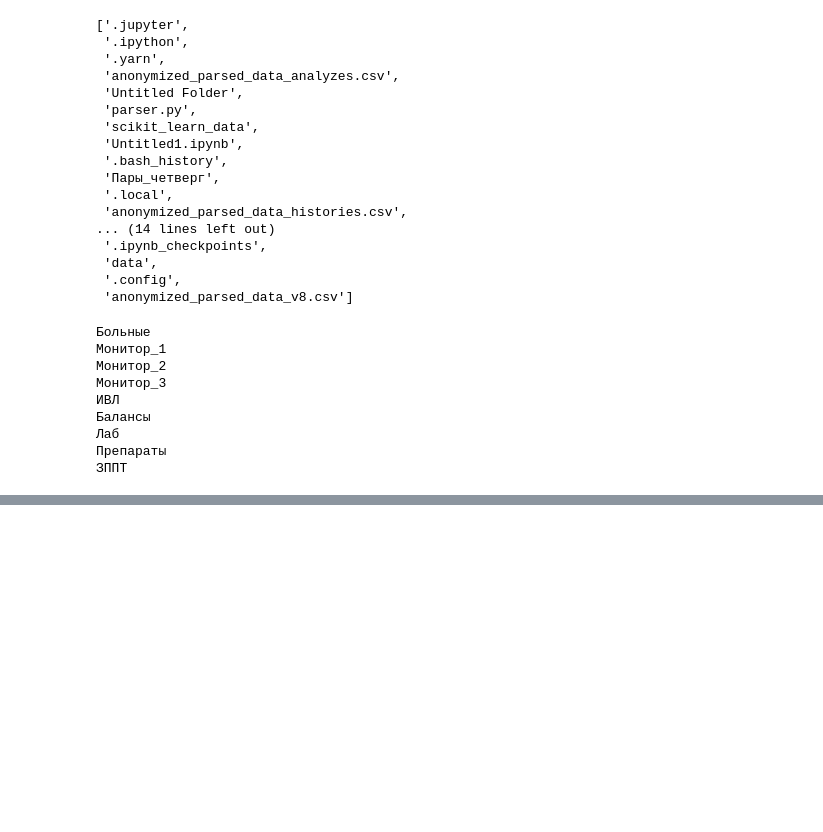
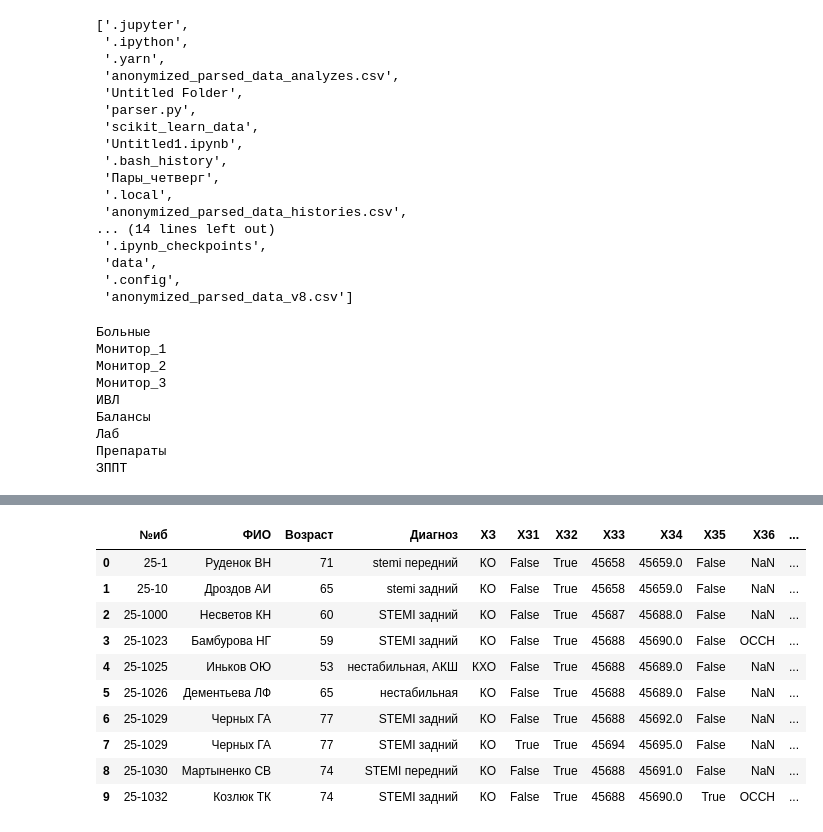
Before and after one commit to aaddssww156/phd, a Jupyter notebook: notebooks/time_series/experiments/test.ipynb, the cells around one changed output, grey strips where cells are left out. Cells and saved outputs as stored; diff of their text form; code cells hidden in the pictures; blank space fills up the shorter version.

```diff
--- a/notebooks/time_series/experiments/test.ipynb
+++ b/notebooks/time_series/experiments/test.ipynb
@@ -40,2 +44,16 @@ for sheet_name, df in data.items():
 # %%
 data["Монитор_3"].to_excel("./data_raw/data-timeseries_test.xlsx")
+# %%
+data["Больные"].head(10)
+# %% [output]
+|  | №иб | ФИО | Возраст | Диагноз | ХЗ | ХЗ1 | ХЗ2 | ХЗ3 | ХЗ4 | ХЗ5 | ХЗ6 | ... |
+| 0 | 25-1 | Руденок ВН | 71 | stemi передний | КО | False | True | 45658 | 45659.0 | False | NaN | ... |
+| 1 | 25-10 | Дроздов АИ | 65 | stemi задний | КО | False | True | 45658 | 45659.0 | False | NaN | ... |
+| 2 | 25-1000 | Несветов КН | 60 | STEMI задний | КО | False | True | 45687 | 45688.0 | False | NaN | ... |
+| 3 | 25-1023 | Бамбурова НГ | 59 | STEMI задний | КО | False | True | 45688 | 45690.0 | False | ОССН | ... |
+| 4 | 25-1025 | Иньков ОЮ | 53 | нестабильная, АКШ | КХО | False | True | 45688 | 45689.0 | False | NaN | ... |
+| 5 | 25-1026 | Дементьева ЛФ | 65 | нестабильная | КО | False | True | 45688 | 45689.0 | False | NaN | ... |
+| 6 | 25-1029 | Черных ГА | 77 | STEMI задний | КО | False | True | 45688 | 45692.0 | False | NaN | ... |
+| 7 | 25-1029 | Черных ГА | 77 | STEMI задний | КО | True | True | 45694 | 45695.0 | False | NaN | ... |
+| 8 | 25-1030 | Мартыненко СВ | 74 | STEMI передний | КО | False | True | 45688 | 45691.0 | False | NaN | ... |
+| 9 | 25-1032 | Козлюк ТК | 74 | STEMI задний | КО | False | True | 45688 | 45690.0 | True | ОССН | ... |
```
Also changed, not shown: parts of 4 cells of this notebook, 2 other files.
